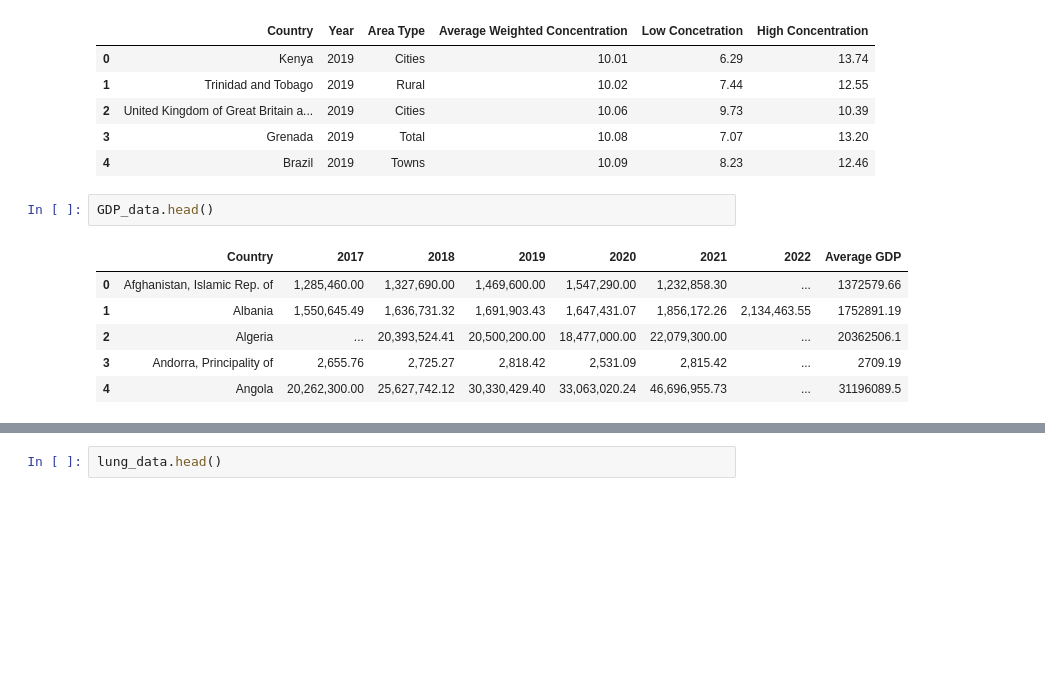
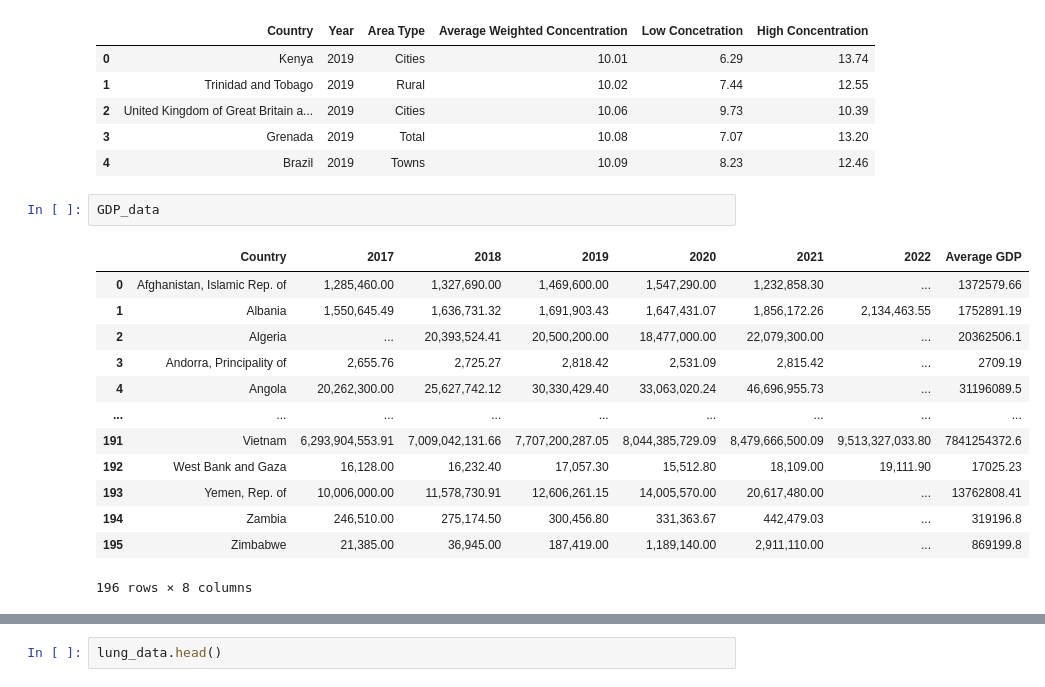
Before and after one commit to rohanhpatel/nw-project-1, a Jupyter notebook: project1.ipynb, the cells around one changed output, grey strips where cells are left out. Drawn from its saved outputs; the diff is of its cells as text; blank space fills up the shorter version.

```diff
--- a/project1.ipynb
+++ b/project1.ipynb
@@ -85,11 +85,18 @@ particle_data.head()
 | 3 | Grenada | 2019 | Total | 10.08 | 7.07 | 13.20 |
 | 4 | Brazil | 2019 | Towns | 10.09 | 8.23 | 12.46 |
 # %%
-GDP_data.head()
+GDP_data
 # %% [output]
 |  | Country | 2017 | 2018 | 2019 | 2020 | 2021 | 2022 | Average GDP |
 | 0 | Afghanistan, Islamic Rep. of | 1,285,460.00 | 1,327,690.00 | 1,469,600.00 | 1,547,290.00 | 1,232,858.30 | ... | 1372579.66 |
 | 1 | Albania | 1,550,645.49 | 1,636,731.32 | 1,691,903.43 | 1,647,431.07 | 1,856,172.26 | 2,134,463.55 | 1752891.19 |
 | 2 | Algeria | ... | 20,393,524.41 | 20,500,200.00 | 18,477,000.00 | 22,079,300.00 | ... | 20362506.1 |
 | 3 | Andorra, Principality of | 2,655.76 | 2,725.27 | 2,818.42 | 2,531.09 | 2,815.42 | ... | 2709.19 |
 | 4 | Angola | 20,262,300.00 | 25,627,742.12 | 30,330,429.40 | 33,063,020.24 | 46,696,955.73 | ... | 31196089.5 |
+| ... | ... | ... | ... | ... | ... | ... | ... | ... |
+| 191 | Vietnam | 6,293,904,553.91 | 7,009,042,131.66 | 7,707,200,287.05 | 8,044,385,729.09 | 8,479,666,500.09 | 9,513,327,033.80 | 7841254372.6 |
+| 192 | West Bank and Gaza | 16,128.00 | 16,232.40 | 17,057.30 | 15,512.80 | 18,109.00 | 19,111.90 | 17025.23 |
+| 193 | Yemen, Rep. of | 10,006,000.00 | 11,578,730.91 | 12,606,261.15 | 14,005,570.00 | 20,617,480.00 | ... | 13762808.41 |
+| 194 | Zambia | 246,510.00 | 275,174.50 | 300,456.80 | 331,363.67 | 442,479.03 | ... | 319196.8 |
+| 195 | Zimbabwe | 21,385.00 | 36,945.00 | 187,419.00 | 1,189,140.00 | 2,911,110.00 | ... | 869199.8 |
+196 rows × 8 columns
```
Also changed, not shown: parts of 8 cells of this notebook.
